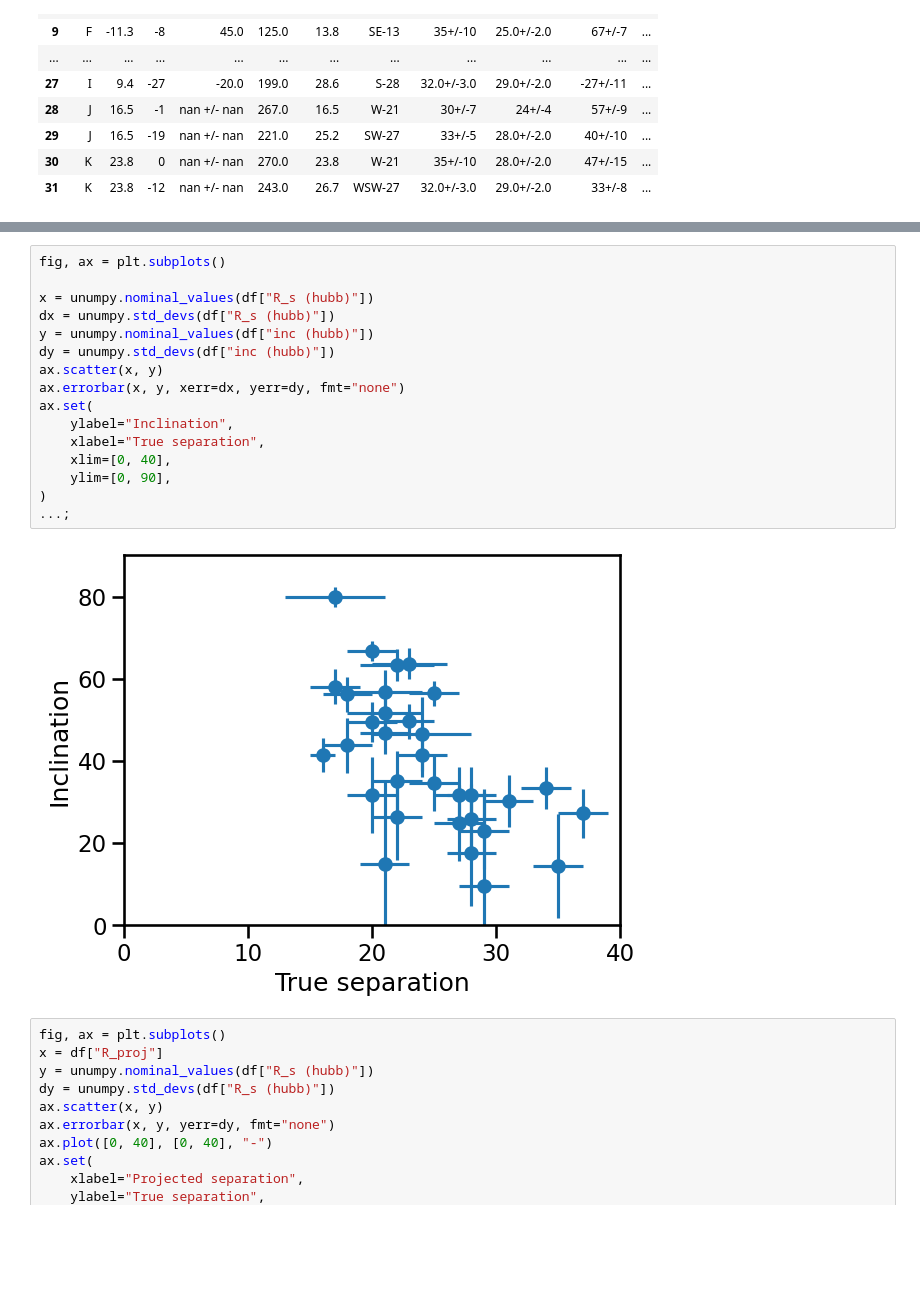
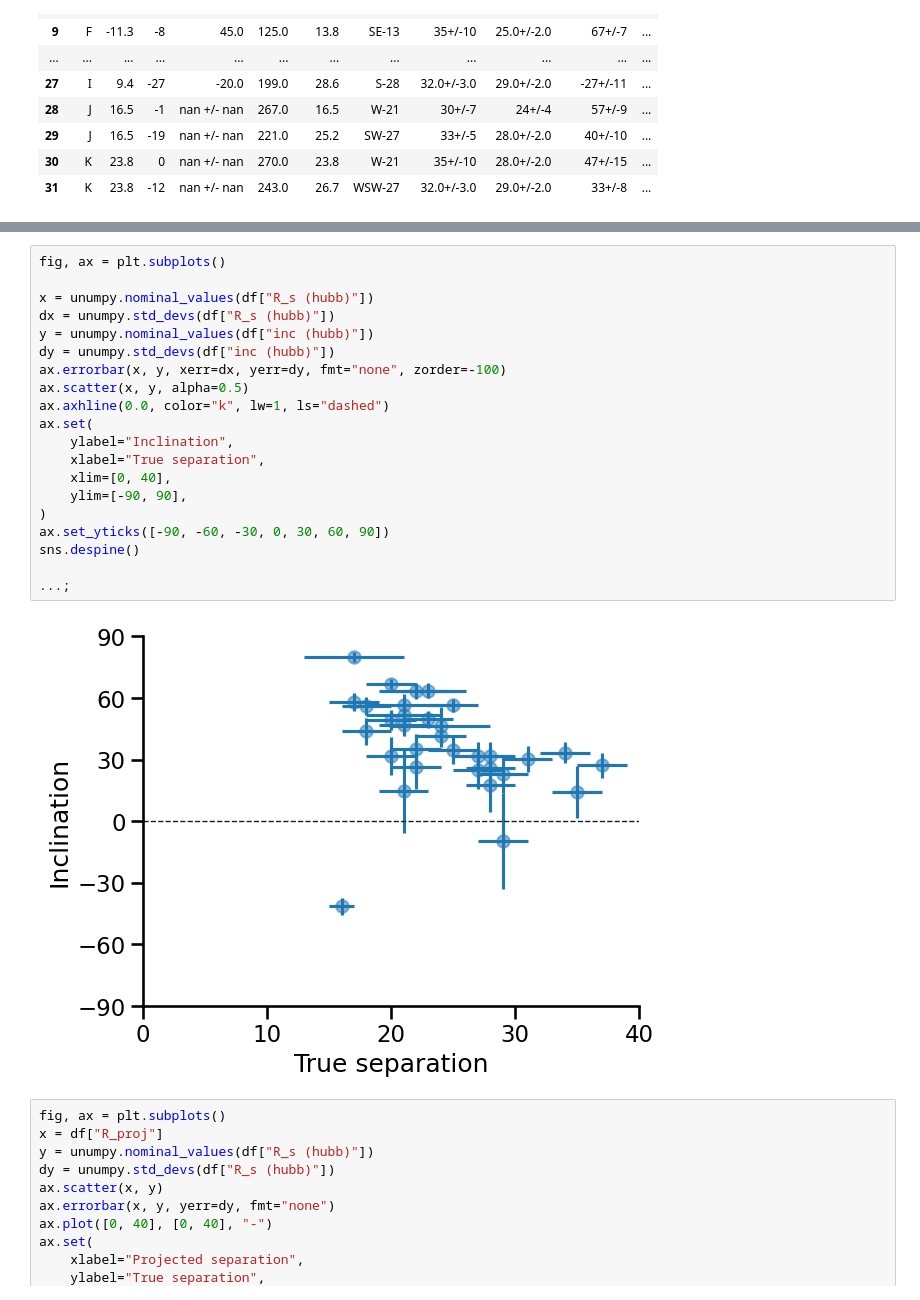
Before and after one commit to will-henney/globule-seminario, a Jupyter notebook: m1-67/knot-notebooks-will/knot-groups-kinematics.ipynb, the cells around one changed output, grey strips where cells are left out. Cells and saved outputs as stored; diff of their text form; blank space fills up the shorter version.

```diff
--- a/m1-67/knot-notebooks-will/knot-groups-kinematics.ipynb
+++ b/m1-67/knot-notebooks-will/knot-groups-kinematics.ipynb
@@ -154,21 +157,25 @@ fig.savefig("zavala-clump-inclinations.pdf")
 # %%
 fig, ax = plt.subplots()
 
 x = unumpy.nominal_values(df["R_s (hubb)"])
 dx = unumpy.std_devs(df["R_s (hubb)"])
 y = unumpy.nominal_values(df["inc (hubb)"])
 dy = unumpy.std_devs(df["inc (hubb)"])
-ax.scatter(x, y)
-ax.errorbar(x, y, xerr=dx, yerr=dy, fmt="none")
+ax.errorbar(x, y, xerr=dx, yerr=dy, fmt="none", zorder=-100)
+ax.scatter(x, y, alpha=0.5)
+ax.axhline(0.0, color="k", lw=1, ls="dashed")
 ax.set(
     ylabel="Inclination",
     xlabel="True separation",
     xlim=[0, 40],
-    ylim=[0, 90],
+    ylim=[-90, 90],
 )
+ax.set_yticks([-90, -60, -30, 0, 30, 60, 90])
+sns.despine()
+
 ...;
 # %% [output]
-[figure, old version]
+[figure, new version]
 # %%
 fig, ax = plt.subplots()
 x = df["R_proj"]
```
Also changed, not shown: parts of 3 cells of this notebook, 8 other files.
